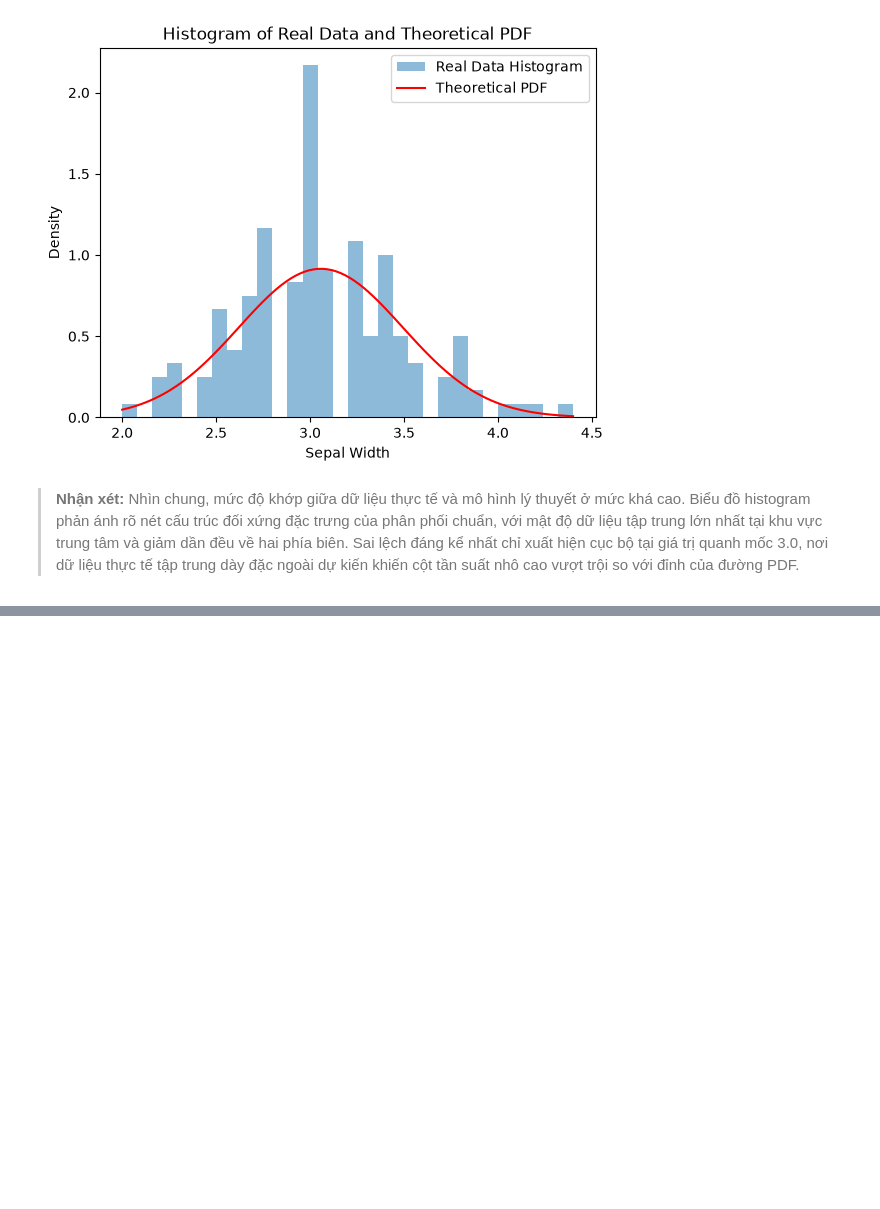
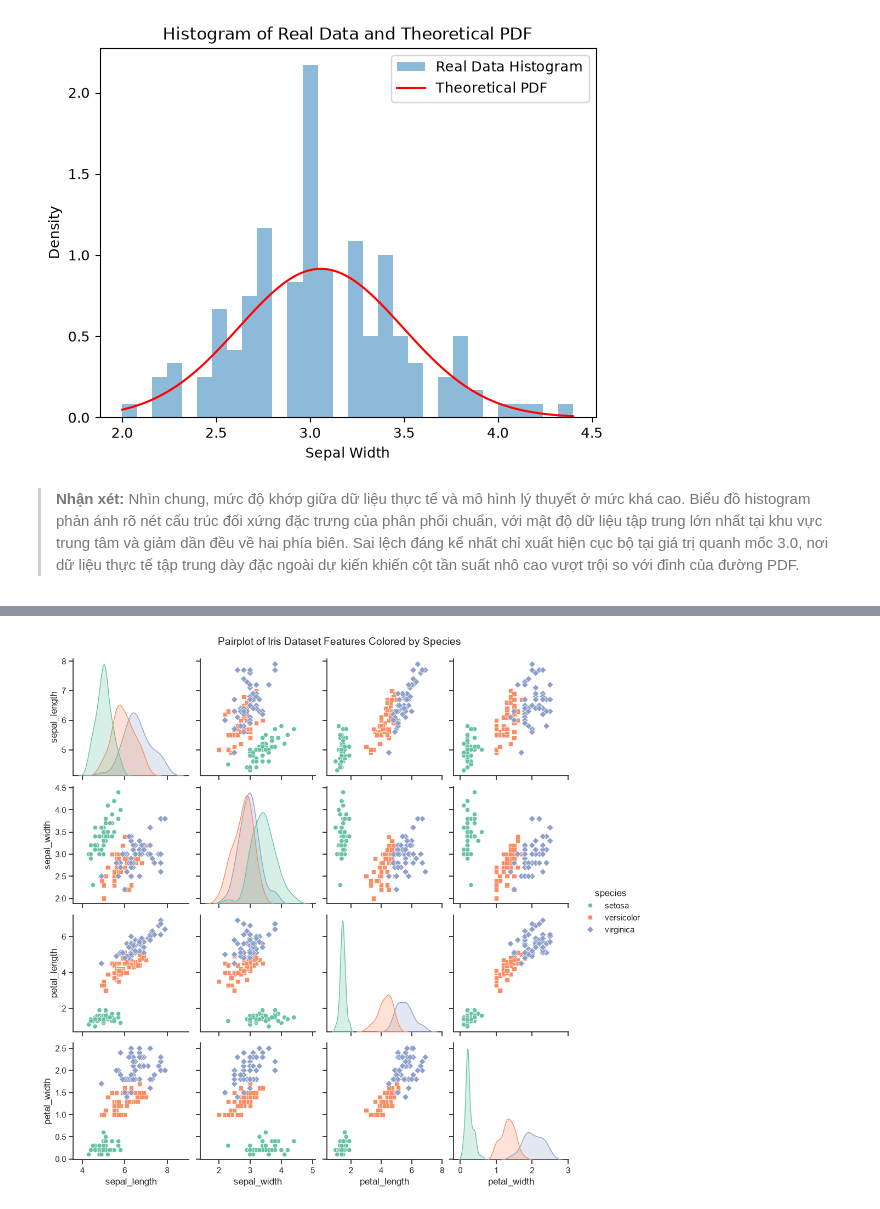
Before and after one commit to itisktruc/mliot-pyml-2026-hw, a Jupyter notebook: week01/week01_2_hw.ipynb, the cells around one changed output, grey strips where cells are left out. Cells and saved outputs as stored; diff of their text form; code cells hidden in the pictures; blank space fills up the shorter version.

```diff
--- a/week01/week01_2_hw.ipynb
+++ b/week01/week01_2_hw.ipynb
@@ -210,0 +255,8 @@ Nhìn chung, mức độ khớp giữa dữ liệu thực tế và mô hình lý
+# %%
+sns.set_theme(style="ticks")
+pair_plot = sns.pairplot(df, hue='species', palette='Set2', diag_kind='kde', markers=["o", "s", "D"])
+pair_plot.fig.suptitle("Pairplot of Iris Dataset Features Colored by Species", y=1.02, fontsize=14)
+
+plt.show()
+# %% [output]
+[figure, added]
```
Also changed, not shown: parts of 9 cells of this notebook.
